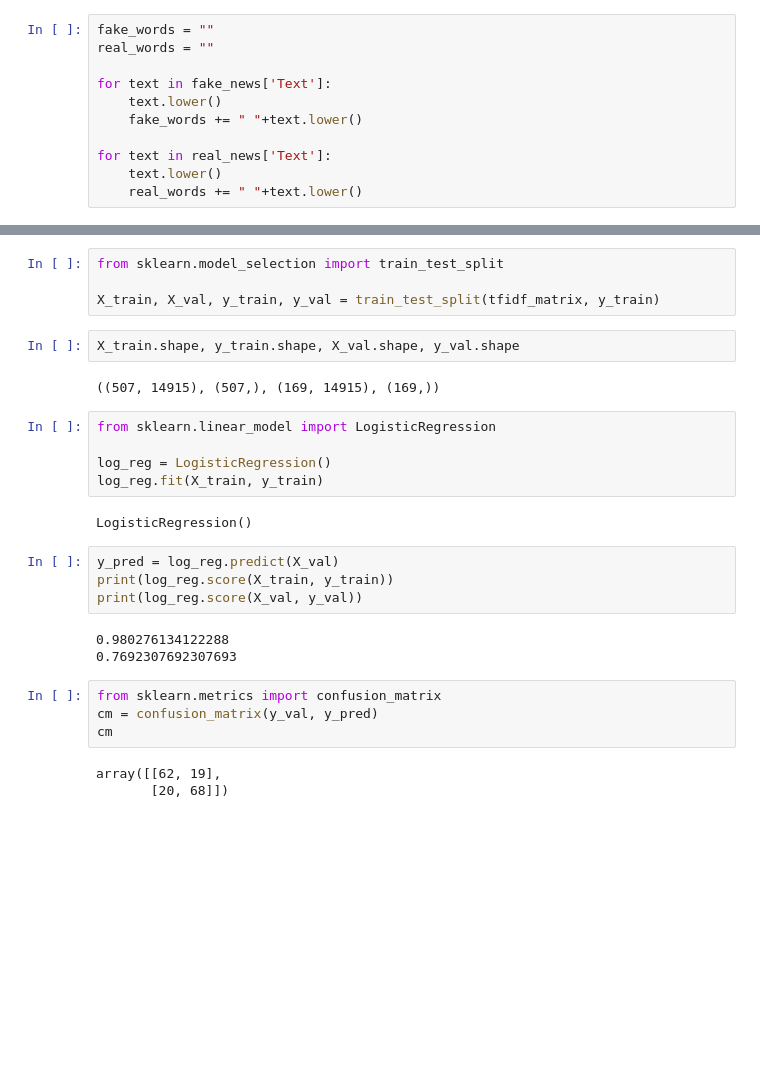
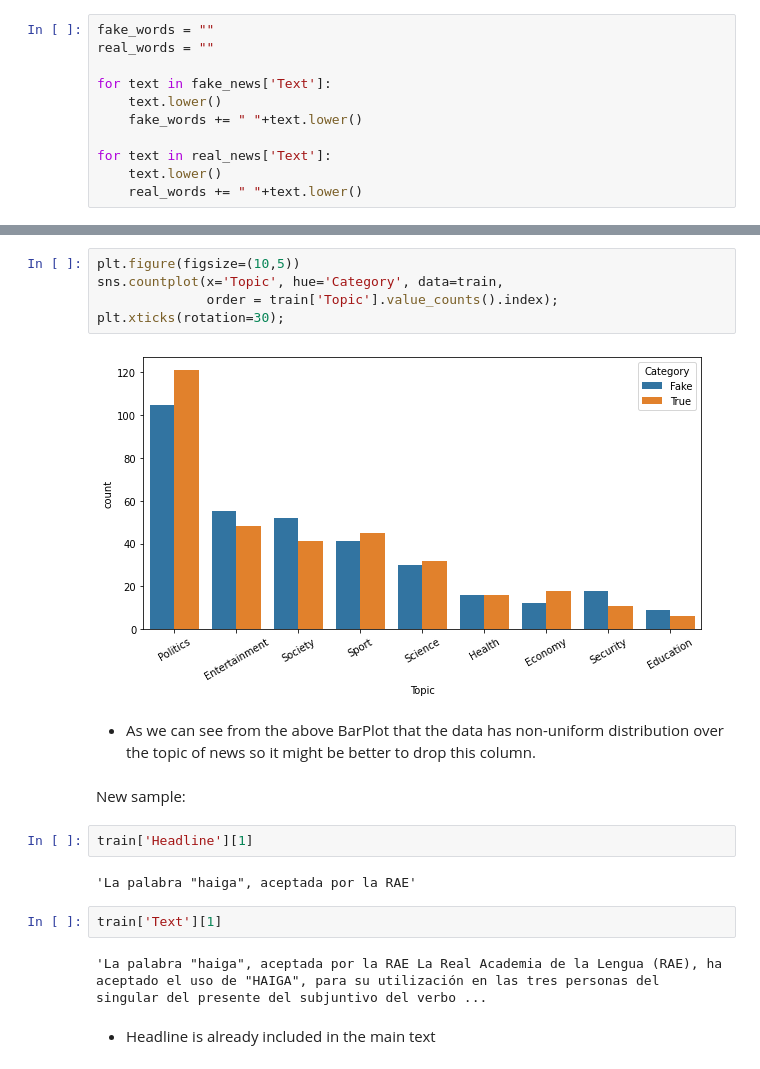
Before and after one commit to adriancervero/fake-news-detector, a Jupyter notebook: fake_news.ipynb, the cells around one changed output, grey strips where cells are left out. Drawn from its saved outputs; the diff is of its cells as text; blank space fills up the shorter version.

Commit message:
pretraining + model builded

```diff
--- a/fake_news.ipynb
+++ b/fake_news.ipynb
@@ -162,29 +66,21 @@ tfidf_matrix.shape
-# %%
-from sklearn.model_selection import train_test_split
-
-X_train, X_val, y_train, y_val = train_test_split(tfidf_matrix, y_train)
-# %%
-X_train.shape, y_train.shape, X_val.shape, y_val.shape
-# %% [output]
-((507, 14915), (507,), (169, 14915), (169,))
-# %%
-from sklearn.linear_model import LogisticRegression
-
-log_reg = LogisticRegression()
-log_reg.fit(X_train, y_train)
-# %% [output]
-LogisticRegression()
-# %%
-y_pred = log_reg.predict(X_val)
-print(log_reg.score(X_train, y_train))
-print(log_reg.score(X_val, y_val))
-# %% [output]
-0.980276134122288
-0.7692307692307693
-# %%
-from sklearn.metrics import confusion_matrix
-cm = confusion_matrix(y_val, y_pred)
-cm
-# %% [output]
-array([[62, 19],
-       [20, 68]])
+# %%
+plt.figure(figsize=(10,5))
+sns.countplot(x='Topic', hue='Category', data=train,
+              order = train['Topic'].value_counts().index);
+plt.xticks(rotation=30);
+# %% [output]
+[figure, added]
+# %% [markdown]
+* As we can see from the above BarPlot that the data has non-uniform distribution over the topic of news so it might be better to drop this column.
+# %% [markdown]
+New sample:
+# %%
+train['Headline'][1]
+# %% [output]
+'La palabra "haiga", aceptada por la RAE'
+# %%
+train['Text'][1]
+# %% [output]
+'La palabra "haiga", aceptada por la RAE La Real Academia de la Lengua (RAE), ha aceptado el uso de "HAIGA", para su utilización en las tres personas del singular del presente del subjuntivo del verbo ...
+# %% [markdown]
+* Headline is already included in the main text
```
Also changed, not shown: parts of 79 cells of this notebook.
